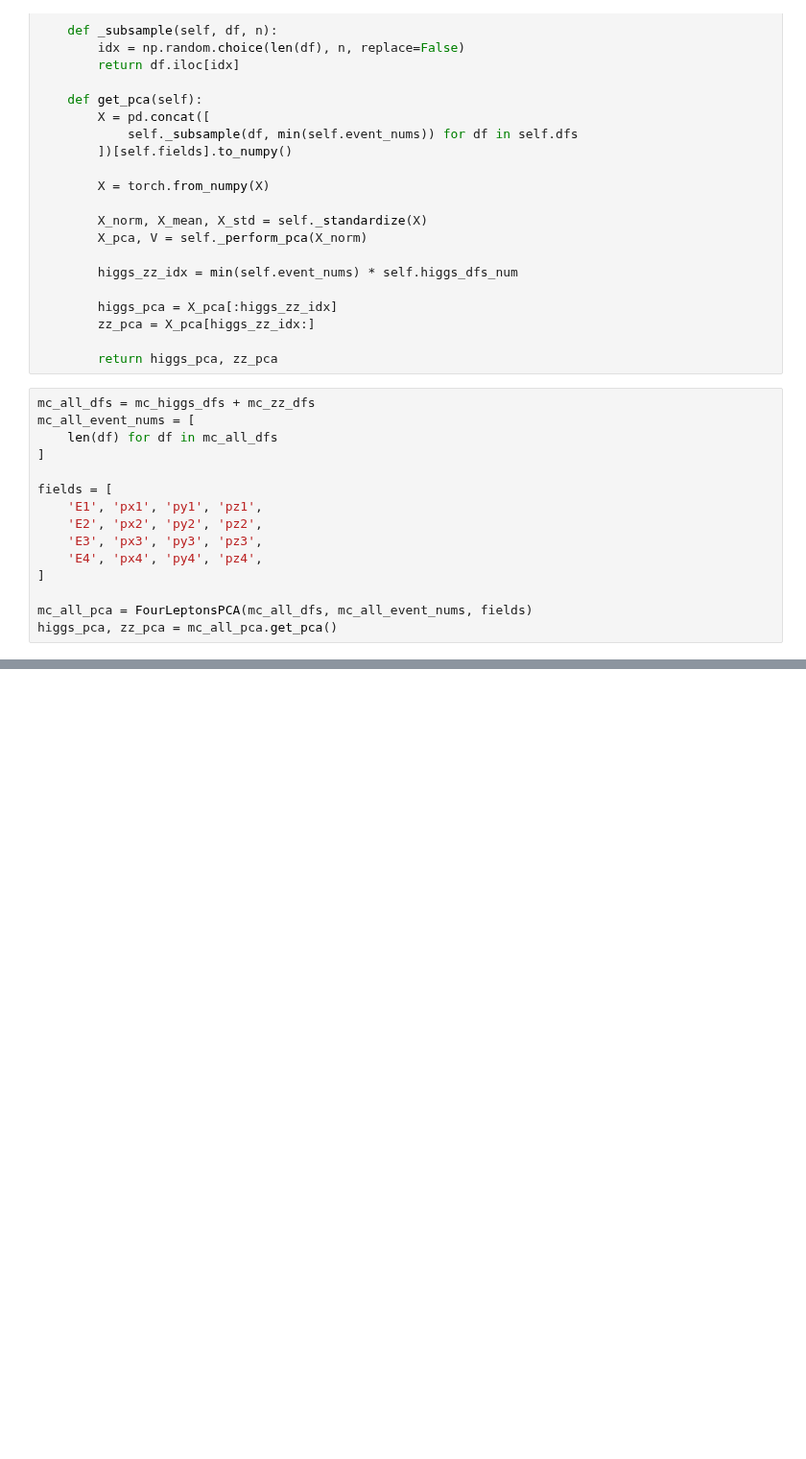
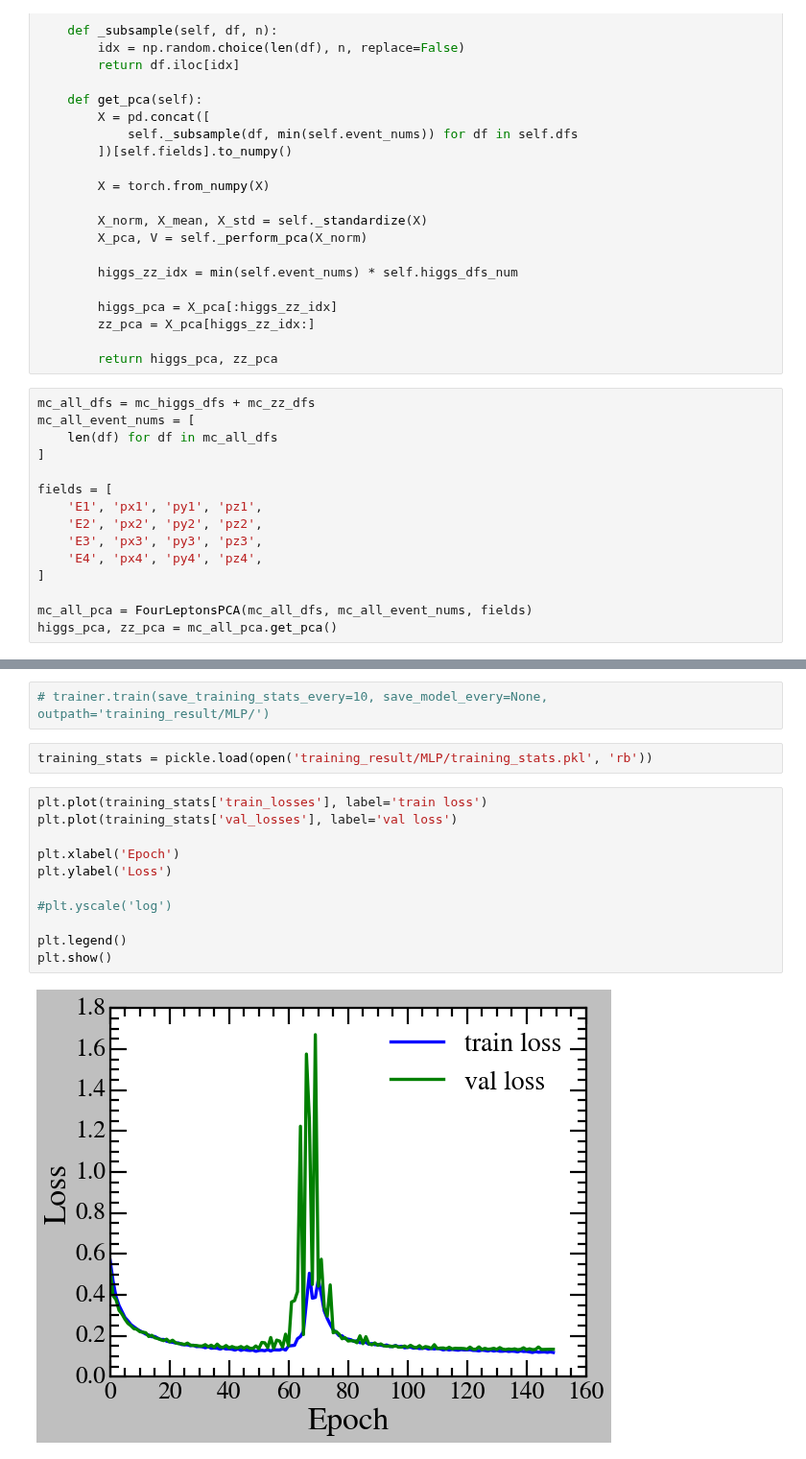
Before and after one commit to vinh-qtran/mit-jlab-sp25, a Jupyter notebook: higgs/preliminary/analysis.ipynb, the cells around one changed output, grey strips where cells are left out. Shown at 96% size. Cells and saved outputs as stored; diff of their text form; blank space fills up the shorter version.

Commit message:
Train higgs mlp

```diff
--- a/higgs/preliminary/analysis.ipynb
+++ b/higgs/preliminary/analysis.ipynb
@@ -190,0 +231,17 @@ PC 6
+# %%
+# trainer.train(save_training_stats_every=10, save_model_every=None, outpath='training_result/MLP/')
+# %%
+training_stats = pickle.load(open('training_result/MLP/training_stats.pkl', 'rb'))
+# %%
+plt.plot(training_stats['train_losses'], label='train loss')
+plt.plot(training_stats['val_losses'], label='val loss')
+
+plt.xlabel('Epoch')
+plt.ylabel('Loss')
+
+#plt.yscale('log')
+
+plt.legend()
+plt.show()
+# %% [output]
+[figure, added]
```
Also changed, not shown: parts of 10 cells of this notebook, 9 other files.
